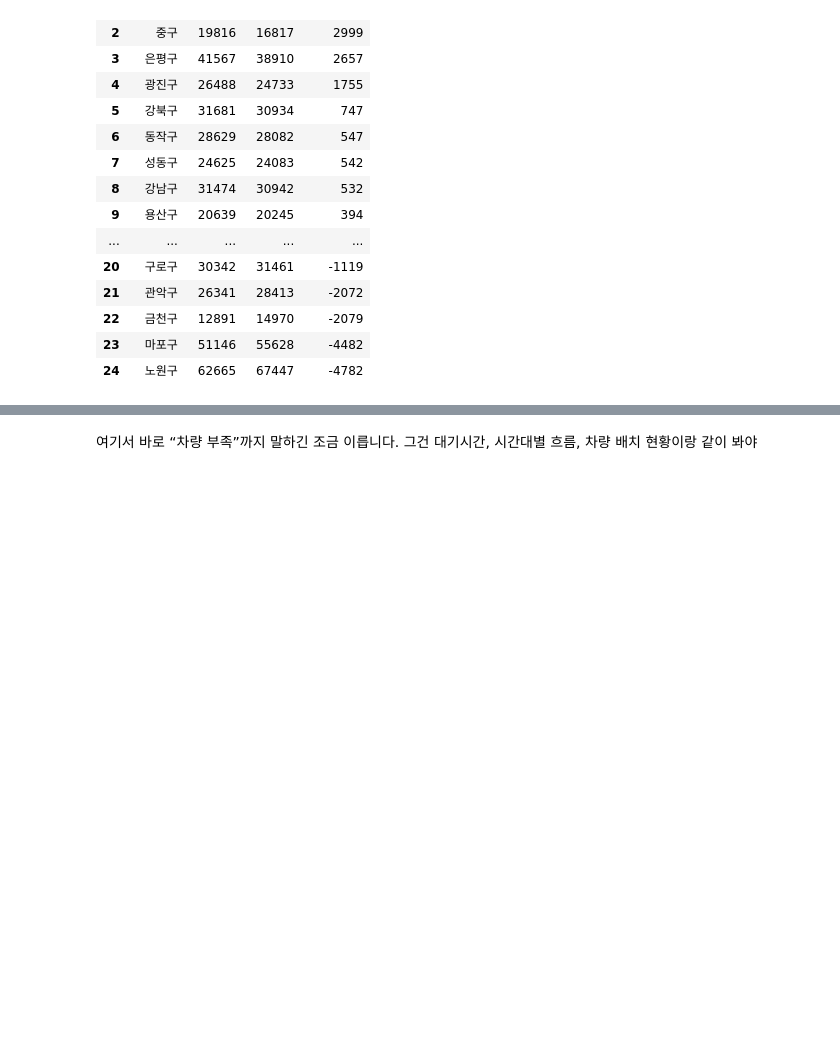
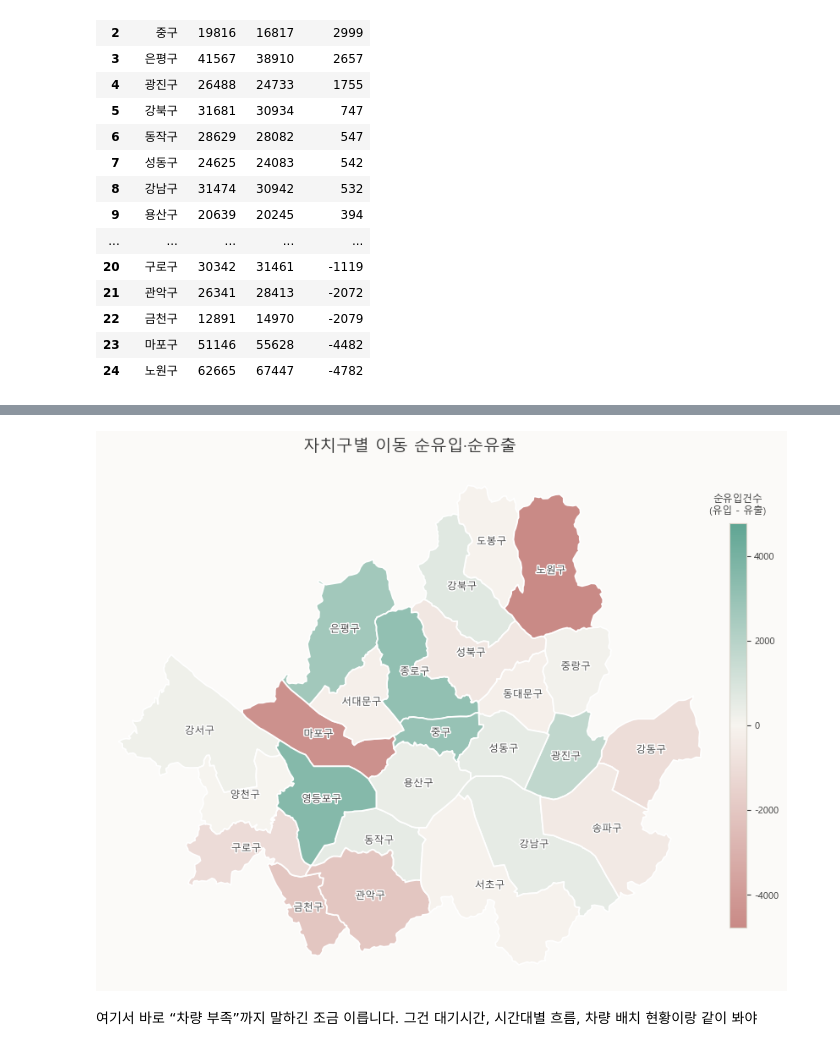
Before and after one commit to calltaxi-DA/calltaxi-DA, a Jupyter notebook: notebooks_region_facilities/02_od_flow_same_vs_diff_gu.ipynb, the cells around one changed output, grey strips where cells are left out. Saved outputs shown, nothing was run; the diff lists cells and outputs as text; code cells hidden in the pictures; blank space fills up the shorter version.

```diff
--- a/notebooks_region_facilities/02_od_flow_same_vs_diff_gu.ipynb
+++ b/notebooks_region_facilities/02_od_flow_same_vs_diff_gu.ipynb
@@ -472,2 +476,96 @@ plt.show()
+# %%
+import math
+import urllib.request
+
+from matplotlib.colors import LinearSegmentedColormap
+import matplotlib.patheffects as pe
+
+# 서울시 자치구 경계(2015, 남북/좌우 단순화 버전) — southkorea/seoul-maps 공개 데이터, 로컬 저장 없이 실행 시점에 불러온다
+GEOJSON_URL = "https://raw.githubusercontent.com/southkorea/seoul-maps/master/juso/2015/json/seoul_municipalities_geo_simple.json"
+with urllib.request.urlopen(GEOJSON_URL) as resp:
+    seoul_geojson = json.loads(resp.read().decode("utf-8"))
+
+net_flow_map = dict(zip(net_flow_df["자치구"], net_flow_df["순유입건수"]))
+
+
+def polygon_centroid(coords):
+    """단순 다각형(exterior ring)의 면적 가중 중심점을 계산해 구 이름 라벨 위치로 사용한다."""
+    area = cx = cy = 0.0
+    for i in range(len(coords) - 1):
+        x0, y0 = coords[i]
+        x1, y1 = coords[i + 1]
+        cross = x0 * y1 - x1 * y0
+        area += cross
+        cx += (x0 + x1) * cross
+        cy += (y0 + y1) * cross
+    area *= 0.5
+    if area == 0:
+        xs = [p[0] for p in coords]
+        ys = [p[1] for p in coords]
+        return sum(xs) / len(xs), sum(ys) / len(ys)
+    return cx / (6 * area), cy / (6 * area)
+
+
+patches, values, labels = [], [], []
+all_lons, all_lats = [], []
+
+for feature in seoul_geojson["features"]:
+    gu_name = feature["properties"]["SIG_KOR_NM"]
+    exterior = feature["geometry"]["coordinates"][0]
+    patches.append(Polygon(exterior, closed=True))
+    values.append(net_flow_map.get(gu_name, 0))
+    labels.append((gu_name, *polygon_centroid(exterior)))
+    all_lons.extend(pt[0] for pt in exterior)
+    all_lats.extend(pt[1] for pt in exterior)
+
+# 색상 범위는 순위가 아니라 실제 값 크기를 기준으로, 0을 중심으로 좌우 대칭 설정
+# (예: +3,569 vs -4,782처럼 비대칭인 값도 같은 척도에서 공정하게 비교되도록 절댓값이 큰 쪽에 맞춘다)
+max_abs = max(abs(v) for v in values)
+norm = Normalize(vmin=-max_abs, vmax=max_abs)
+# 팀 공유 이미지("내 손안에 서울" 권역 지도) 톤에 맞춰 채도를 낮춘 파스텔 다이버징 팔레트로 변경
+# (음수=더스티로즈, 중립=따뜻한 오프화이트, 양수=세이지그린 — 방향성은 기존과 동일하게 유지)
+diverging_cmap = LinearSegmentedColormap.from_list(
+    "net_flow_diverging", ["#c98a86", "#f7f4ef", "#5fa593"]
+)
+
+fig, ax = plt.subplots(figsize=(9, 9))
+
+collection = PatchCollection(
+    patches, cmap=diverging_cmap, norm=norm, edgecolor="#ffffff", linewidths=1.3
+)
+collection.set_array(values)
+ax.add_collection(collection)
+
+for gu_name, cx, cy in labels:
+    ax.text(
+        cx, cy, gu_name,
+        ha="center", va="center", fontsize=8.5, color="#3a3a3a",
+        path_effects=[pe.withStroke(linewidth=2.2, foreground="white")],
+    )
+
+ax.set_xlim(min(all_lons) - 0.01, max(all_lons) + 0.01)
+ax.set_ylim(min(all_lats) - 0.01, max(all_lats) + 0.01)
+ax.set_aspect(1 / math.cos(math.radians(sum(all_lats) / len(all_lats))))
+
+ax.set_xticks([])
+ax.set_yticks([])
+for spine in ax.spines.values():
+    spine.set_visible(False)
+ax.set_facecolor("#fbfaf8")
+fig.patch.set_facecolor("#fbfaf8")
+
+ax.set_title("자치구별 이동 순유입·순유출", fontsize=14, pad=14, color="#333333")
+
+# 회전된 세로 라벨은 한글 렌더링이 깨지는 경우가 있어, 컬러바 위에 가로 제목으로 배치한다
+# (유니코드 마이너스 기호 대신 막대그래프(셀 19)와 동일하게 일반 하이픈을 사용한다 — 폰트에 따라 박스로 깨지는 것 방지)
+cbar = fig.colorbar(collection, ax=ax, shrink=0.55, aspect=25, pad=0.02)
+cbar.outline.set_edgecolor("#d8d3c8")
+cbar.ax.set_title("순유입건수\n(유입 - 유출)", fontsize=8.5, pad=8, color="#333333")
+cbar.ax.tick_params(labelsize=8, colors="#333333")
+
+plt.tight_layout()
+plt.show()
+# %% [output]
+[figure, added]
 # %% [markdown]
 여기서 바로 “차량 부족”까지 말하긴 조금 이릅니다. 그건 대기시간, 시간대별 흐름, 차량 배치 현황이랑 같이 봐야
```
Also changed, not shown: parts of 2 cells of this notebook, 18 other files.
